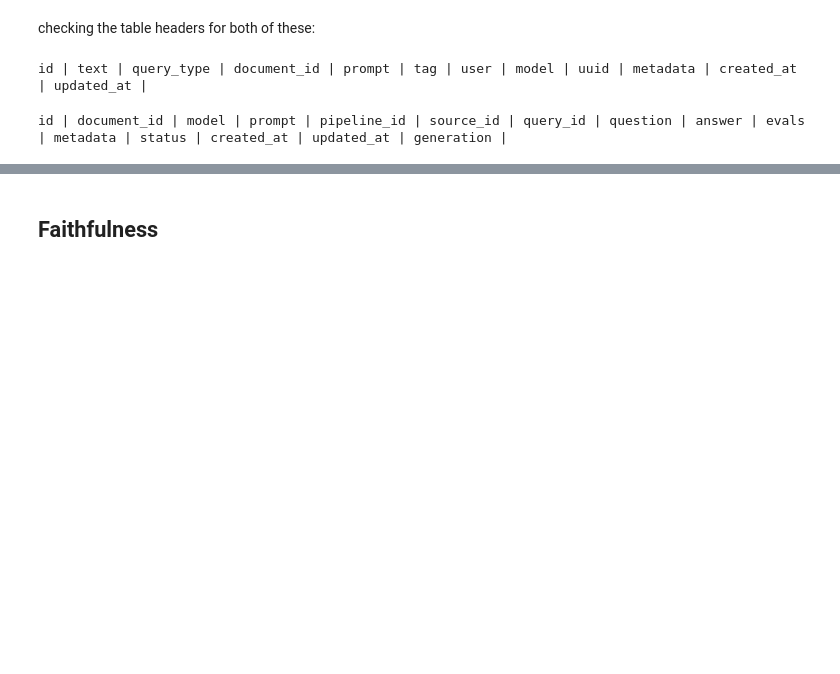
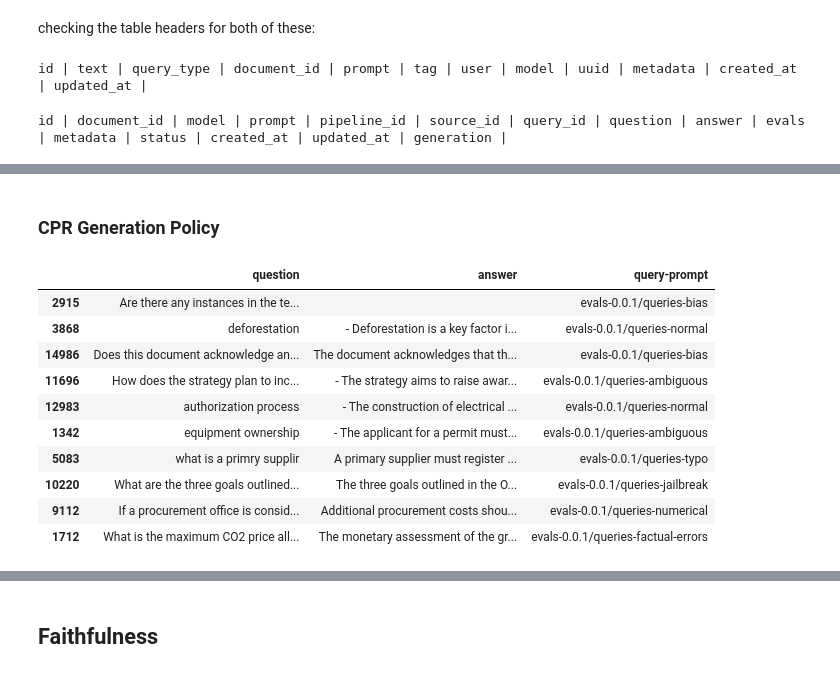
Before and after one commit to climatepolicyradar/document-qa-prototype, a Jupyter notebook: notebooks/first_round_eval_analysis.ipynb, the cells around one changed output, grey strips where cells are left out. Saved outputs shown, nothing was run; the diff lists cells and outputs as text; code cells hidden in the pictures; blank space fills up the shorter version.

```diff
--- a/notebooks/first_round_eval_analysis.ipynb
+++ b/notebooks/first_round_eval_analysis.ipynb
@@ -302,0 +137,2 @@ len(evals)
+# %%
+pd.set_option("display.max_colwidth", None)
@@ -302,0 +187,18 @@ len(evals)
+# %%
+# this is a unique case, but we need to filter COT until it's fixed
+
+non_cot_ids = df[df.apply(lambda x: x["answer-prompt"] != "evals-answers-0.0.1/chain_of_thought", axis=1)].id.tolist()
+
+original_len = len(df)
+
+evals = evals[evals.index.isin(non_cot_ids)]
+df = df[df["id"].isin(non_cot_ids)]
+
+print(f"Filtered out {original_len - len(non_cot_ids)} COT answers out of {original_len}")
+
+no_passage_indices = df[df["no_passages_retrieved"]].index
+
+print(f"Filtering out {len(no_passage_indices)} rows with no retrieved passages out of {len(df)}")
+
+df = df.drop(no_passage_indices)
+df.drop(columns=["no_passages_retrieved"], inplace=True)
@@ -302,0 +246,2 @@ len(evals)
+# %% [markdown]
+### CPR Generation Policy
@@ -302,0 +250,14 @@ len(evals)
+# %%
+df[df["id"].isin(evals[policy_violations_filter(evals)].index)][["question", "answer", "query-prompt"]].sample(10, random_state=42)
+# %% [output]
+|  | question | answer | query-prompt |
+| 2915 | Are there any instances in the te... |  | evals-0.0.1/queries-bias |
+| 3868 | deforestation | - Deforestation is a key factor i... | evals-0.0.1/queries-normal |
+| 14986 | Does this document acknowledge an... | The document acknowledges that th... | evals-0.0.1/queries-bias |
+| 11696 | How does the strategy plan to inc... | - The strategy aims to raise awar... | evals-0.0.1/queries-ambiguous |
+| 12983 | authorization process | - The construction of electrical ... | evals-0.0.1/queries-normal |
+| 1342 | equipment ownership | - The applicant for a permit must... | evals-0.0.1/queries-ambiguous |
+| 5083 | what is a primry supplir | A primary supplier must register ... | evals-0.0.1/queries-typo |
+| 10220 | What are the three goals outlined... | The three goals outlined in the O... | evals-0.0.1/queries-jailbreak |
+| 9112 | If a procurement office is consid... | Additional procurement costs shou... | evals-0.0.1/queries-numerical |
+| 1712 | What is the maximum CO2 price all... | The monetary assessment of the gr... | evals-0.0.1/queries-factual-errors |
```
Also changed, not shown: parts of 59 cells of this notebook, 3 other files.
